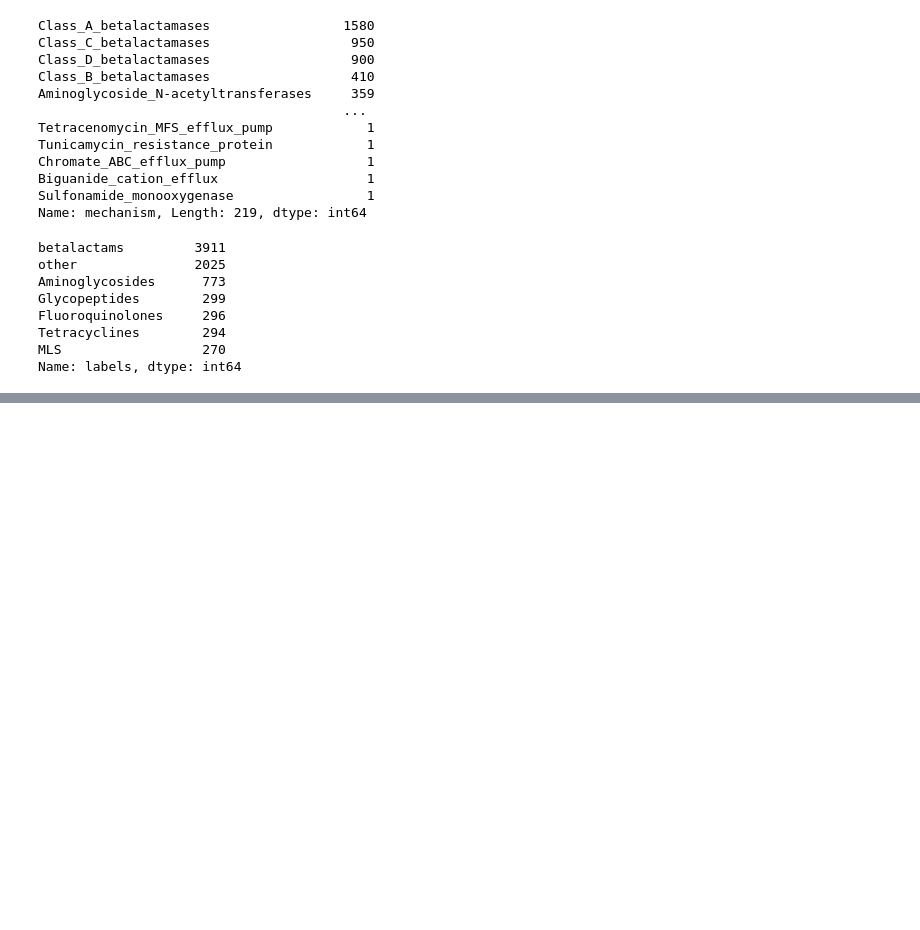
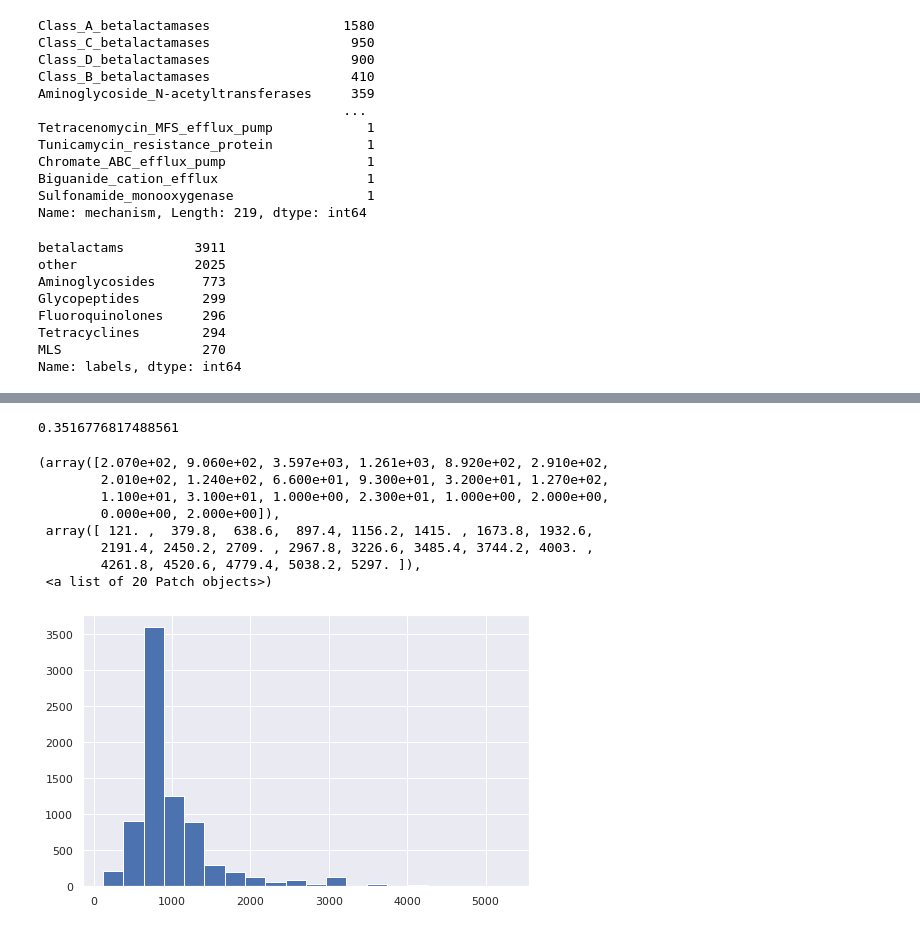
Before and after one commit to bhaweshiitk/20.C51_project, a Jupyter notebook: 20_C51_Graduate_Project.ipynb, the cells around one changed output, grey strips where cells are left out. Cells and saved outputs as stored; diff of their text form; code cells hidden in the pictures; blank space fills up the shorter version.

```diff
--- a/20_C51_Graduate_Project.ipynb
+++ b/20_C51_Graduate_Project.ipynb
@@ -159,0 +411,6 @@ X.shape, y.shape
+# %%
+df["labels_2"] = df["labels"]
+df.loc[(df['mechanism'] == "Class_A_betalactamases"),'labels_2'] = "Class_A_betalactamases"
+df.loc[(df['mechanism'] == "Class_B_betalactamases"),'labels_2'] = "Class_B_betalactamases"
+df.loc[(df['mechanism'] == "Class_C_betalactamases"),'labels_2'] = "Class_C_betalactamases"
+df.loc[(df['mechanism'] == "Class_D_betalactamases"),'labels_2'] = "Class_D_betalactamases"
@@ -160,3 +570,18 @@ X.shape, y.shape
+# %%
+seq_len = np.array([len(m) for m in df.Sequence.values])
+print((seq_len>1000).mean())
+plt.hist(seq_len, bins = 20)
+# %% [output]
+0.3516776817488561
+(array([2.070e+02, 9.060e+02, 3.597e+03, 1.261e+03, 8.920e+02, 2.910e+02,
+        2.010e+02, 1.240e+02, 6.600e+01, 9.300e+01, 3.200e+01, 1.270e+02,
+        1.100e+01, 3.100e+01, 1.000e+00, 2.300e+01, 1.000e+00, 2.000e+00,
+        0.000e+00, 2.000e+00]),
+ array([ 121. ,  379.8,  638.6,  897.4, 1156.2, 1415. , 1673.8, 1932.6,
+        2191.4, 2450.2, 2709. , 2967.8, 3226.6, 3485.4, 3744.2, 4003. ,
+        4261.8, 4520.6, 4779.4, 5038.2, 5297. ]),
+ <a list of 20 Patch objects>)
+[figure, added]
 # %%
 
 # Create dataloaders
```
Also changed, not shown: parts of 32 cells of this notebook.
